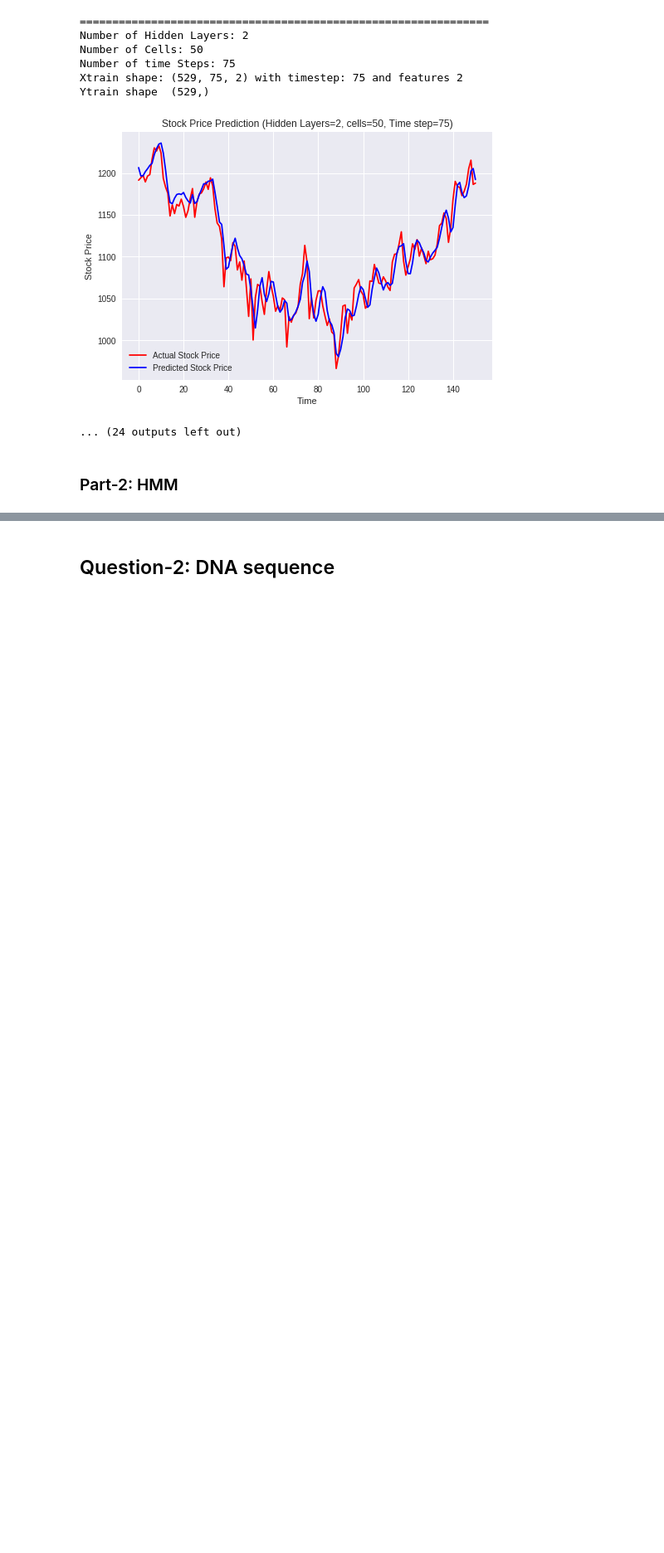
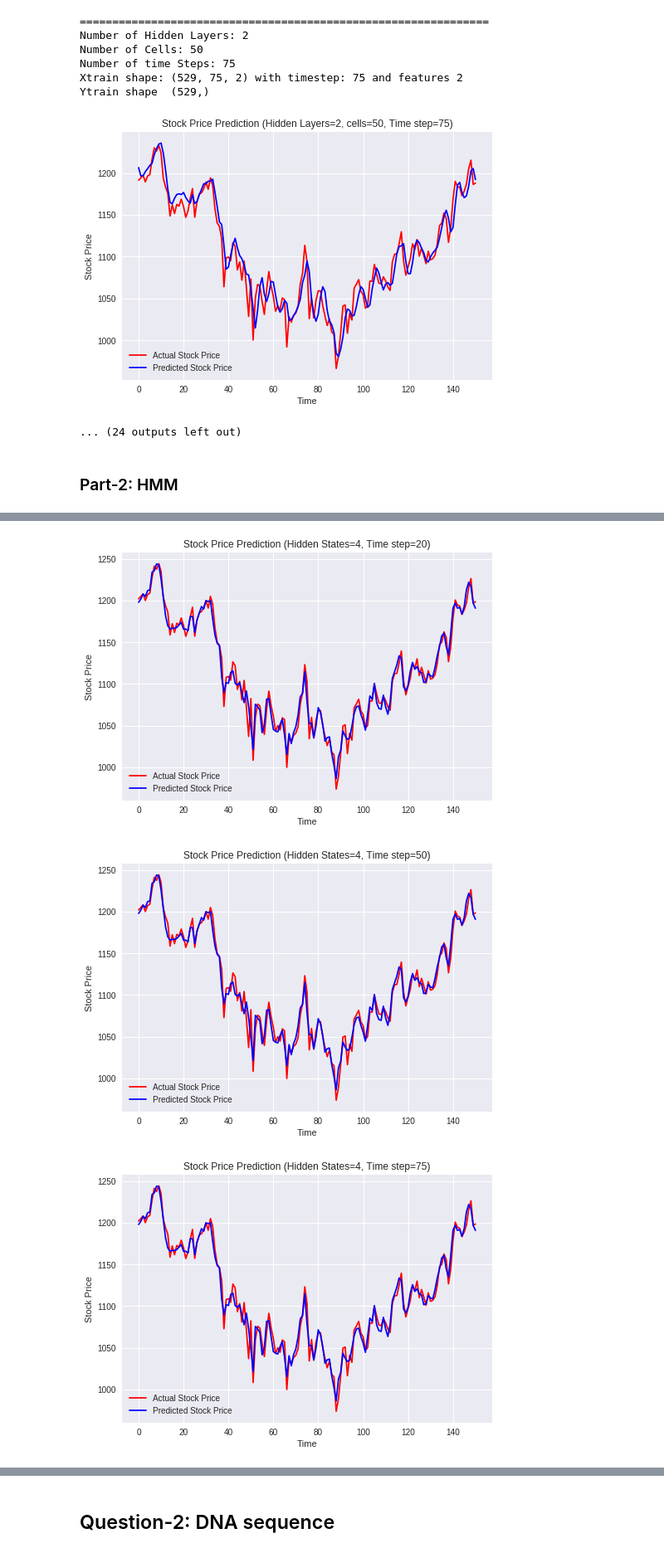
Before and after one commit to anujbansal16/RNN-and-HMM-network, a Jupyter notebook: Assignment10.ipynb, the cells around one changed output, grey strips where cells are left out. Shown at 83% size. Cells and saved outputs as stored; diff of their text form; code cells hidden in the pictures; blank space fills up the shorter version.

```diff
--- a/Assignment10.ipynb
+++ b/Assignment10.ipynb
@@ -226,10 +136,13 @@ def testRNN(timeStep,regressor):
 #   print(predicted_stock_price.shape,len(y_test))
   return (y_test,predicted_stock_price)
 # %%
-def plotActualVspred(actual,predicted,hL, cells, tsteps):
+def plotActualVspred(actual,predicted,hL, cells, tsteps,isHmm=False):
   plt.plot(actual, color = 'r', label = 'Actual Stock Price')
   plt.plot(predicted, color = 'b', label = 'Predicted Stock Price')
-  plt.title('Stock Price Prediction (Hidden Layers=%d, cells=%d, Time step=%d)'%(hL,cells,tsteps))
+  if isHmm:
+    plt.title('Stock Price Prediction (Hidden States=%d, Time step=%d)'%(hL,tsteps))
+  else:
+    plt.title('Stock Price Prediction (Hidden Layers=%d, cells=%d, Time step=%d)'%(hL,cells,tsteps))
   plt.xlabel('Time')
   plt.ylabel('Stock Price')
   plt.legend()
@@ -292,0 +272,10 @@ Ytrain shape  (529,)
+# %%
+hStates=[4,8,12]
+tsteps=[20,50,75]
+for hS in hStates:
+  for tstep in tsteps:
+    HMM(hiddenStates=hS, tSteps=tstep)
+# %% [output]
+[figure, added]
+[figure, added]
+[figure, added]
```
Also changed, not shown: parts of 9 cells of this notebook.
